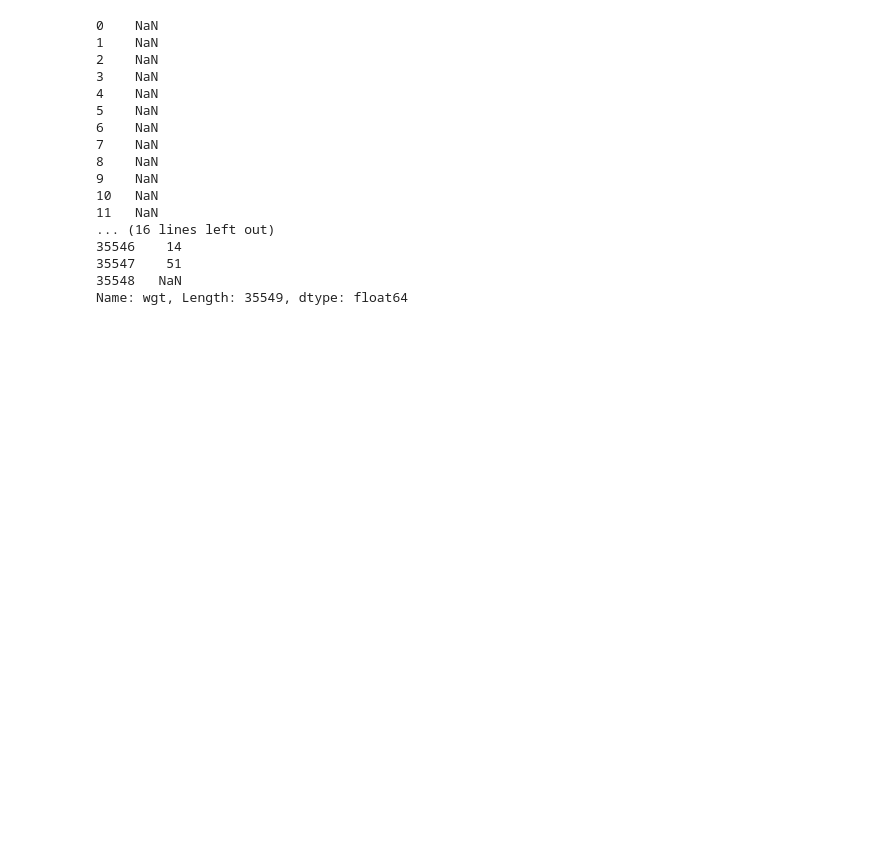
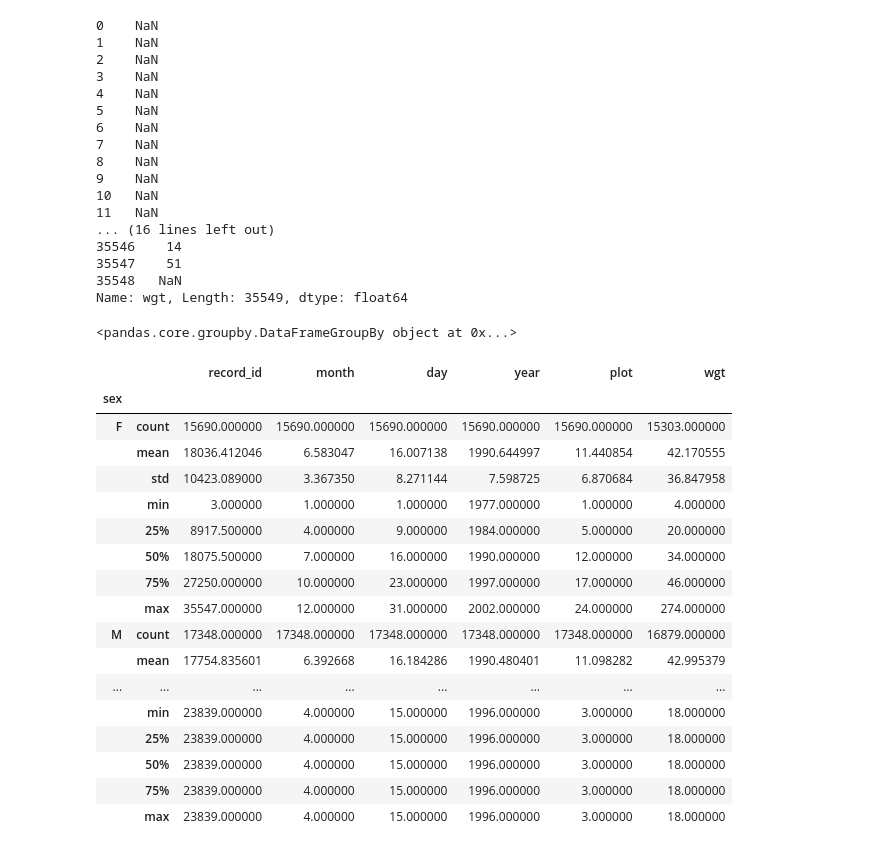
Before and after one commit to lwasser/DC-SEA-Python-OldWorkingRepo, a Jupyter notebook: lesson01.ipynb, the cells around one changed output. Saved outputs shown, nothing was run; the diff lists cells and outputs as text; code cells hidden in the pictures; blank space fills up the shorter version.

```diff
--- a/lesson01.ipynb
+++ b/lesson01.ipynb
@@ -643,3 +643,30 @@ dat['wgt']
 35547    51
 35548   NaN
 Name: wgt, Length: 35549, dtype: float64
+# %%
+sorted=dat.groupby('sex')
+# %%
+sorted
+# %% [output]
+<pandas.core.groupby.DataFrameGroupBy object at 0x...>
+# %%
+sorted.describe()
+# %% [output]
+|  |  | record_id | month | day | year | plot | wgt |
+| sex |  |  |  |  |  |  |  |
+| F | count | 15690.000000 | 15690.000000 | 15690.000000 | 15690.000000 | 15690.000000 | 15303.000000 |
+|  | mean | 18036.412046 | 6.583047 | 16.007138 | 1990.644997 | 11.440854 | 42.170555 |
+|  | std | 10423.089000 | 3.367350 | 8.271144 | 7.598725 | 6.870684 | 36.847958 |
+|  | min | 3.000000 | 1.000000 | 1.000000 | 1977.000000 | 1.000000 | 4.000000 |
+|  | 25% | 8917.500000 | 4.000000 | 9.000000 | 1984.000000 | 5.000000 | 20.000000 |
+|  | 50% | 18075.500000 | 7.000000 | 16.000000 | 1990.000000 | 12.000000 | 34.000000 |
+|  | 75% | 27250.000000 | 10.000000 | 23.000000 | 1997.000000 | 17.000000 | 46.000000 |
+|  | max | 35547.000000 | 12.000000 | 31.000000 | 2002.000000 | 24.000000 | 274.000000 |
+| M | count | 17348.000000 | 17348.000000 | 17348.000000 | 17348.000000 | 17348.000000 | 16879.000000 |
+|  | mean | 17754.835601 | 6.392668 | 16.184286 | 1990.480401 | 11.098282 | 42.995379 |
+| ... | ... | ... | ... | ... | ... | ... | ... |
+|  | min | 23839.000000 | 4.000000 | 15.000000 | 1996.000000 | 3.000000 | 18.000000 |
+|  | 25% | 23839.000000 | 4.000000 | 15.000000 | 1996.000000 | 3.000000 | 18.000000 |
+|  | 50% | 23839.000000 | 4.000000 | 15.000000 | 1996.000000 | 3.000000 | 18.000000 |
+|  | 75% | 23839.000000 | 4.000000 | 15.000000 | 1996.000000 | 3.000000 | 18.000000 |
+|  | max | 23839.000000 | 4.000000 | 15.000000 | 1996.000000 | 3.000000 | 18.000000 |
```
Also changed, not shown: parts of 10 cells of this notebook, 11 other files.
